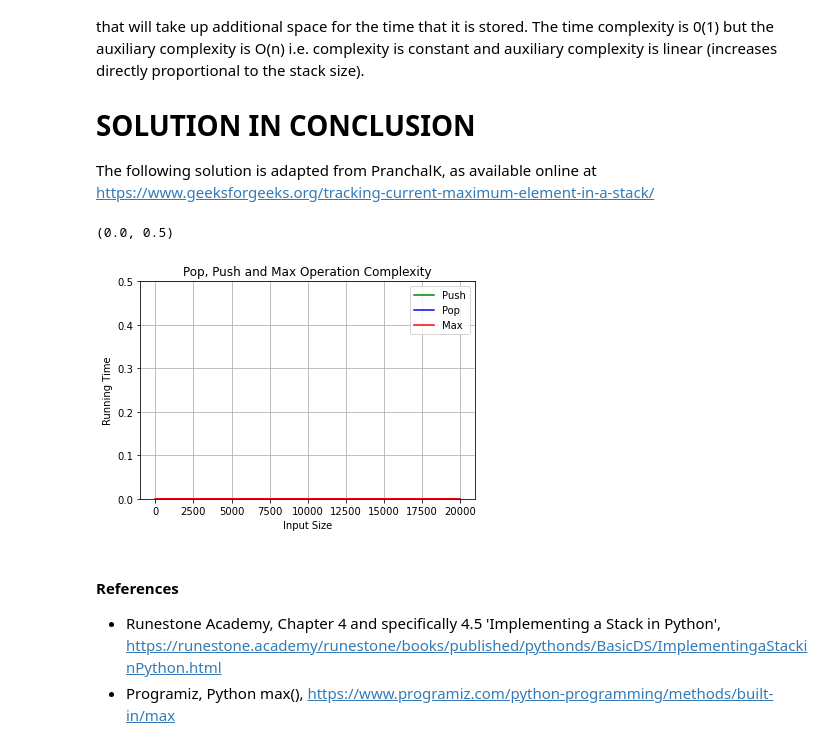
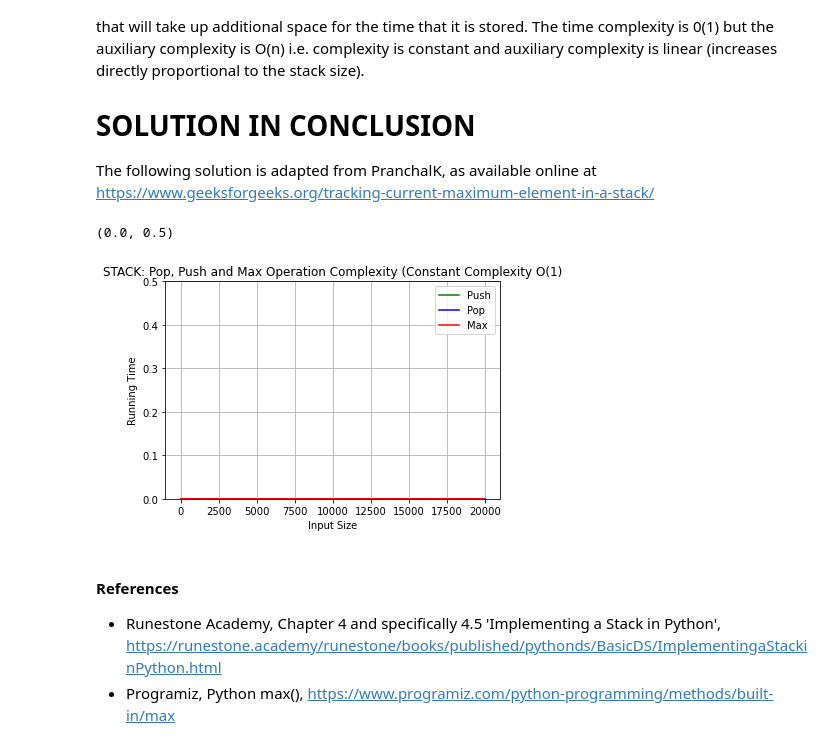
Before and after one commit to Ellezique/Python-workshop-tasks-W1, a Jupyter notebook: algorithms/one.ipynb, the cells around one changed output. Saved outputs shown, nothing was run; the diff lists cells and outputs as text; code cells hidden in the pictures.

```diff
--- a/algorithms/one.ipynb
+++ b/algorithms/one.ipynb
@@ -227,6 +227,8 @@ The following solution is adapted from PranchalK, as available online at https:/
 import time
 from random import randint
 import matplotlib.pyplot as plt
+import gc
+gc.disable() #Disable automatic garbage collection.
 
 class StackMax:
     def __init__(self):
@@ -289,35 +291,35 @@ for x_max in range(0, list_of_int):
     elapsed_time = time.time() - start_time
     times_max.append(elapsed_time)
 x_max=[i for i in range(0, list_of_int)]
 
 #TEST RESULT GRAPHS
-#%matplotlib inline
+%matplotlib inline
 #Name x-axis, y-axis and whole graph
 plt.xlabel("Input Size")
 plt.ylabel("Running Time")
 plt.title("STACK: Pop, Push and Max Operation Complexity (Constant Complexity O(1)")
 # Plotting all the graphs
 plt.plot(x_push, times_push, color="green", label = "Push")
 plt.plot(x_pop, times_pop, color="blue", label = "Pop")
 plt.plot(x_max, times_max, color="red", label = "Max")
 plt.grid()
 plt.legend()
 #Load the display window
 plt.show
 #set y-axis limit
 plt.ylim([0, 0.5])
 
 #Manual Testing
 # s.push(50)
 # print(s.max())
 # s.push(25)
 # print(s.max())
 # s.push(100)
 #s.pop()
 # print(s.max())
 # %% [output]
 (0.0, 0.5)
-[figure, old version]
+[figure, new version]
 # %% [markdown]
 #### References
 - Runestone Academy, Chapter 4 and specifically 4.5 'Implementing a Stack in Python', https://runestone.academy/runestone/books/published/pythonds/BasicDS/ImplementingaStackinPython.html
```
Also changed, not shown: parts of 2 cells of this notebook, 1 other file.
